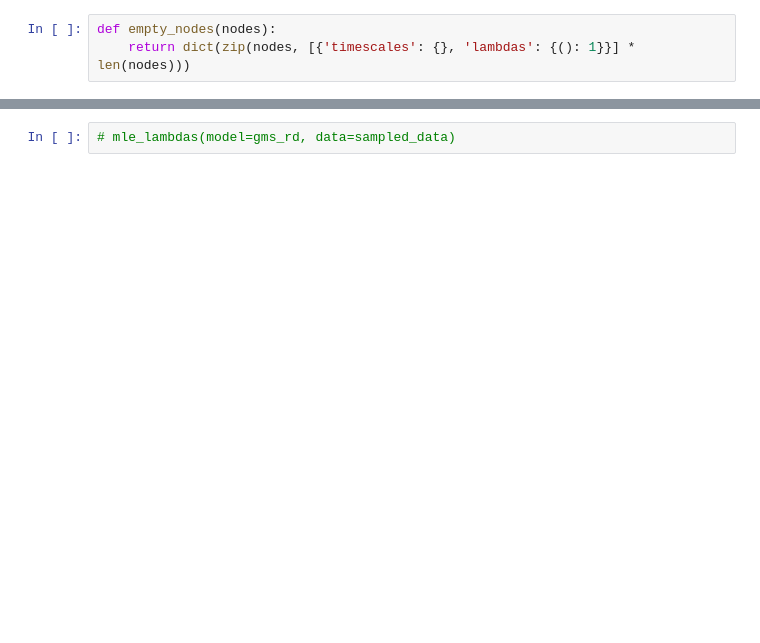
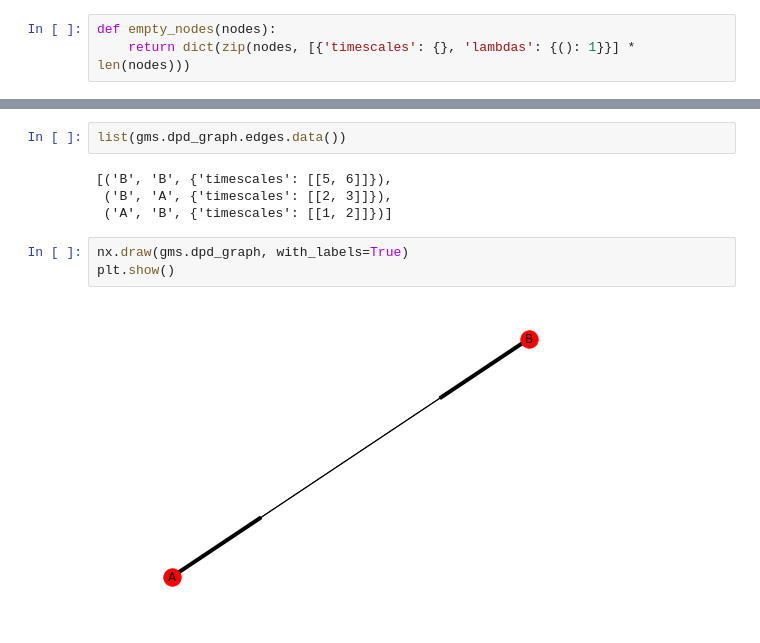
Before and after one commit to mok33/GMEs_experiments, a Jupyter notebook: RTGEM.ipynb, the cells around one changed output, grey strips where cells are left out. Saved outputs shown, nothing was run; the diff lists cells and outputs as text; blank space fills up the shorter version.

```diff
--- a/RTGEM.ipynb
+++ b/RTGEM.ipynb
@@ -63,5 +97,14 @@ plt.show()
-# %%
-# mle_lambdas(model=gms_rd, data=sampled_data)
+# %%
+list(gms.dpd_graph.edges.data())
+# %% [output]
+[('B', 'B', {'timescales': [[5, 6]]}),
+ ('B', 'A', {'timescales': [[2, 3]]}),
+ ('A', 'B', {'timescales': [[1, 2]]})]
+# %%
+nx.draw(gms.dpd_graph, with_labels=True)
+plt.show()
+# %% [output]
+[figure, added]
 # %%
 scoreBic(model=gms, observed_data=sampled_data)
 # %% [output]
```
Also changed, not shown: parts of 81 cells of this notebook, 2 other files.
